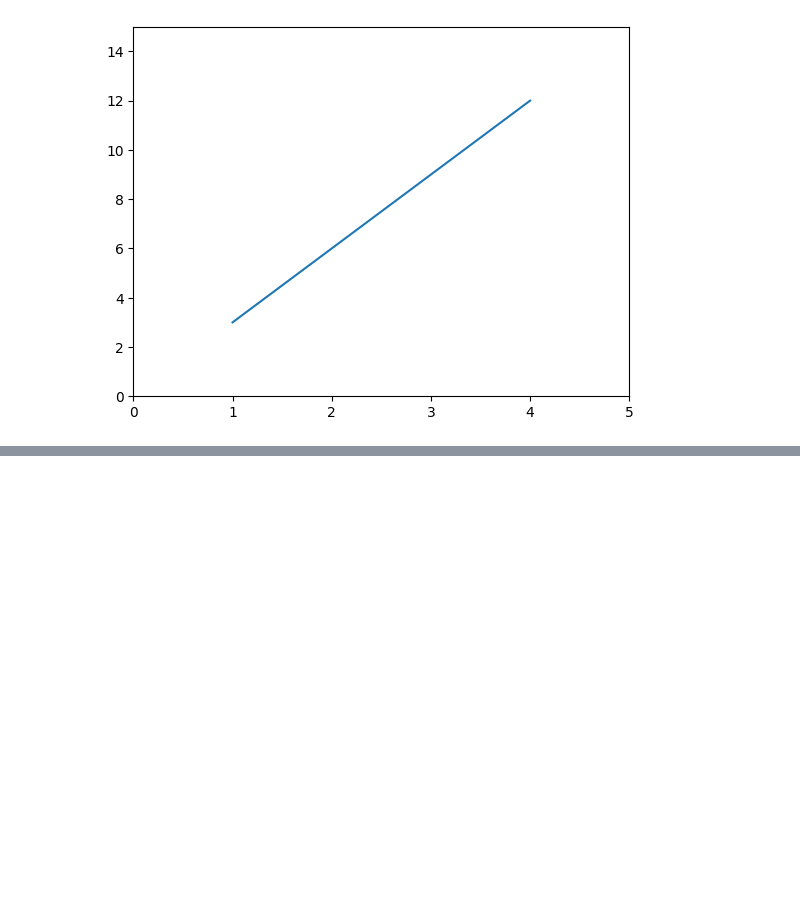
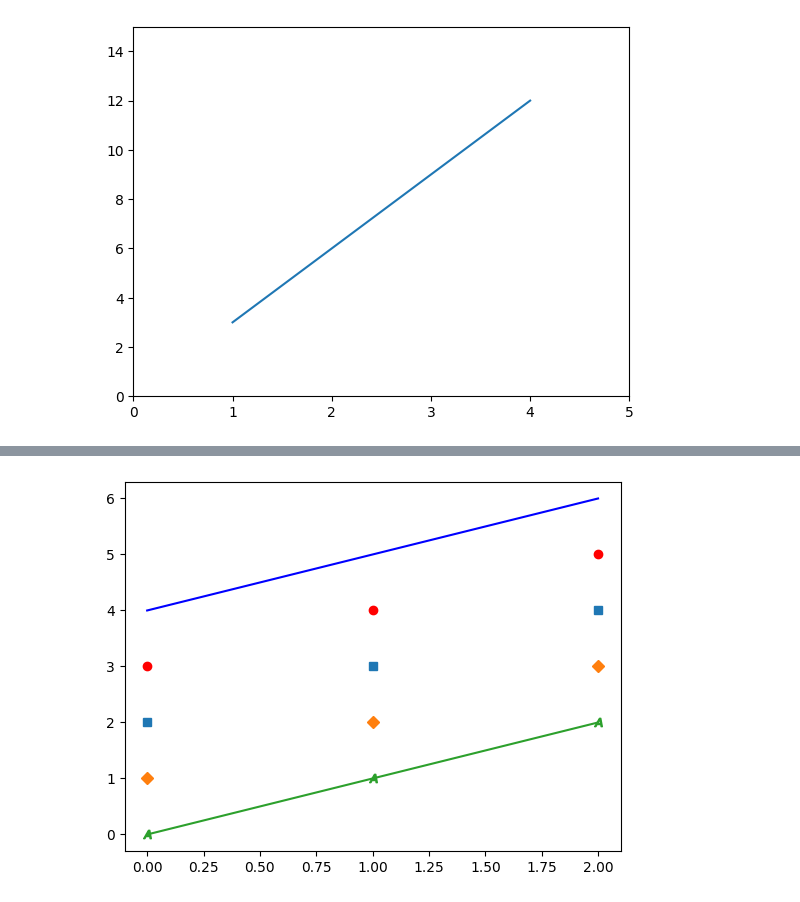
Before and after one commit to yj4976s-cpu/AI_26, a Jupyter notebook: 맷플롯립_공부.ipynb, the cells around one changed output, grey strips where cells are left out. Cells and saved outputs as stored; diff of their text form; code cells hidden in the pictures; blank space fills up the shorter version.

```diff
--- a/맷플롯립_공부.ipynb
+++ b/맷플롯립_공부.ipynb
@@ -98,0 +153,11 @@ plt.show()
+# %%
+import matplotlib.pyplot as plt
+
+plt.plot([4,5,6],"b")    # 'b' blue : 파란색 마커
+plt.plot([3,4,5],"ro")   # 'ro' red+circle : 빨간색 + 원형마커
+plt.plot([2,3,4],"s")   # 's' square : 사각형 마커
+plt.plot([1,2,3],"D")   # 'D' diamond : 마름모 마커
+plt.plot([0, 1, 2], marker = '$A$') # '$문자$" : 사용자 지정 문자마커
+plt.show()
+# %% [output]
+[figure, added]
```
Also changed, not shown: parts of 3 cells of this notebook.
